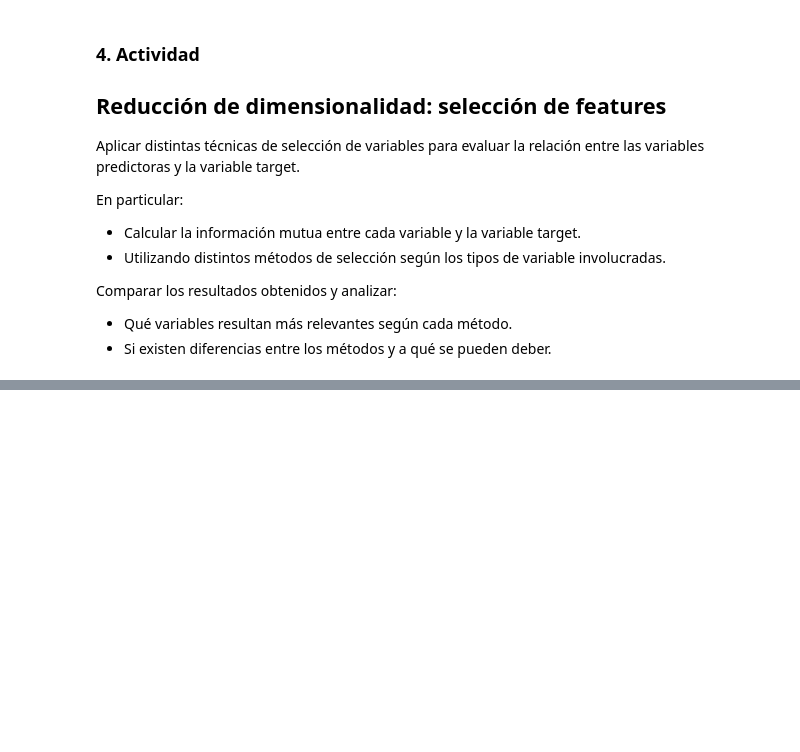
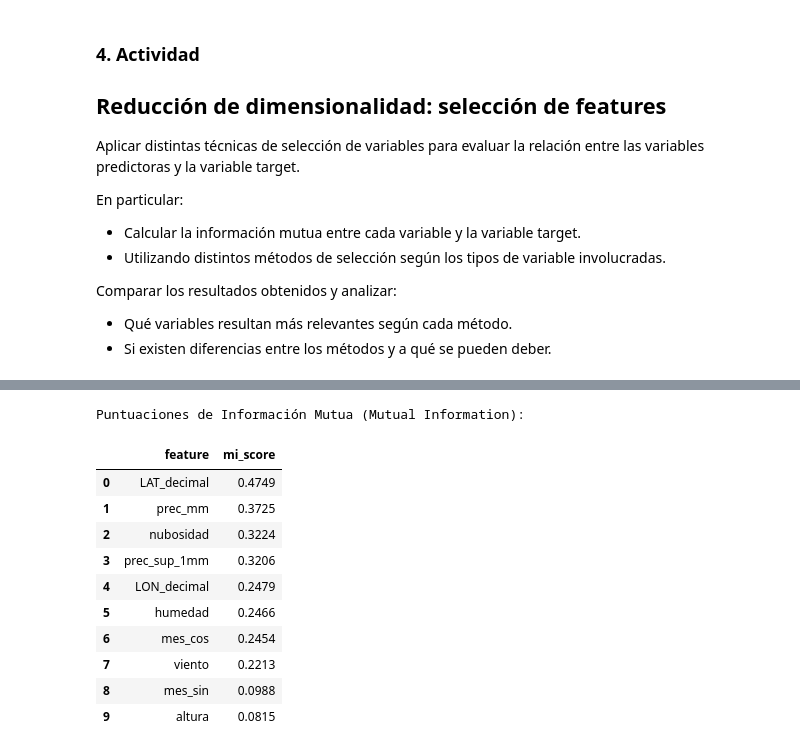
Before and after one commit to AndresMontesDeOca/Analisis-de-Datos, a Jupyter notebook: taller2_regresion_salas_1_a_4.ipynb, the cells around one changed output, grey strips where cells are left out. Drawn from its saved outputs; the diff is of its cells as text; code cells hidden in the pictures; blank space fills up the shorter version.

```diff
--- a/taller2_regresion_salas_1_a_4.ipynb
+++ b/taller2_regresion_salas_1_a_4.ipynb
@@ -583,0 +622,27 @@ Name: temp, dtype: float64
+# %%
+# Calcular la información mutua
+mi_scores = mutual_info_regression(X_train_imputado, y_train)
+
+# Crear un DataFrame con las puntuaciones de MI
+mi_df = pd.DataFrame({'feature': X_train_imputado.columns, 'mi_score': mi_scores})
+
+# Ordenar por puntuación de MI de forma descendente
+mi_df = mi_df.sort_values(by='mi_score', ascending=False).reset_index(drop=True)
+
+print("Puntuaciones de Información Mutua (Mutual Information):")
+display(mi_df)
+
+# vemos lo mismo que vimos en la correlacion
+# %% [output]
+Puntuaciones de Información Mutua (Mutual Information):
+|  | feature | mi_score |
+| 0 | LAT_decimal | 0.4749 |
+| 1 | prec_mm | 0.3725 |
+| 2 | nubosidad | 0.3224 |
+| 3 | prec_sup_1mm | 0.3206 |
+| 4 | LON_decimal | 0.2479 |
+| 5 | humedad | 0.2466 |
+| 6 | mes_cos | 0.2454 |
+| 7 | viento | 0.2213 |
+| 8 | mes_sin | 0.0988 |
+| 9 | altura | 0.0815 |
```
Also changed, not shown: parts of 12 cells of this notebook.
